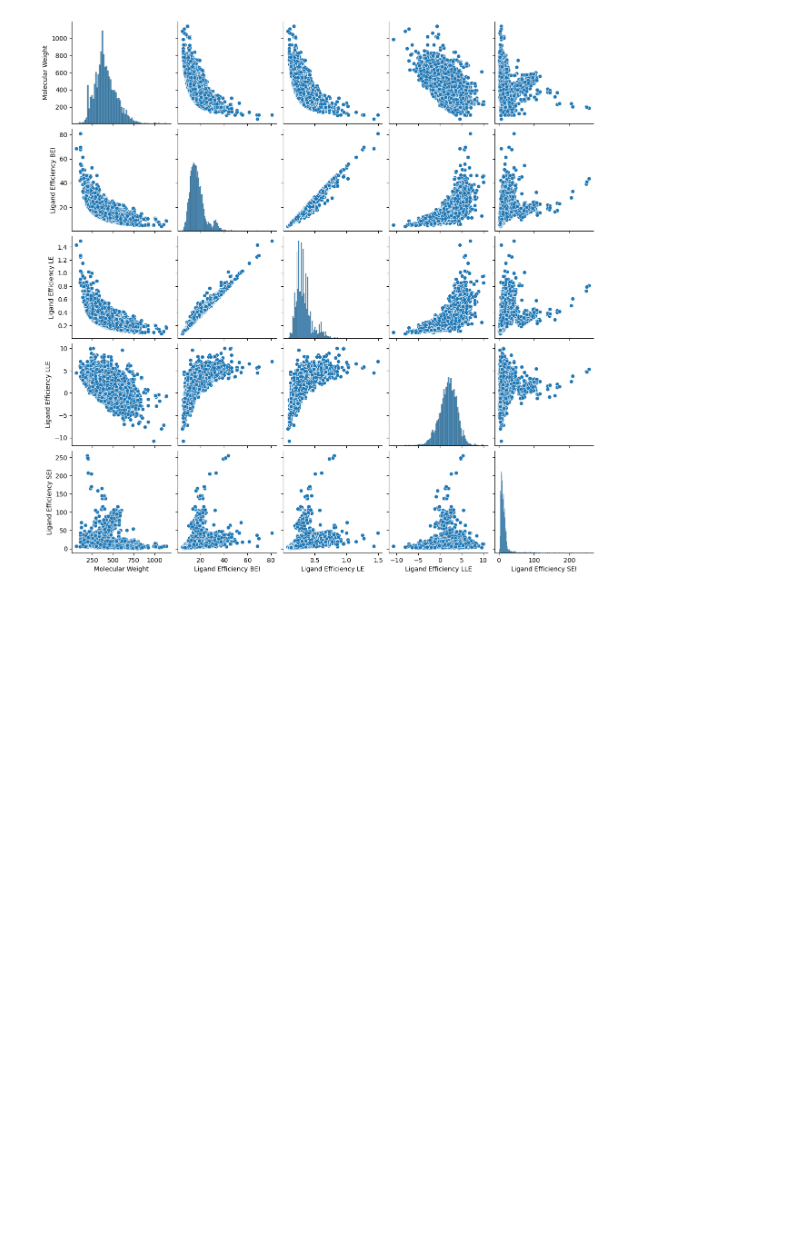
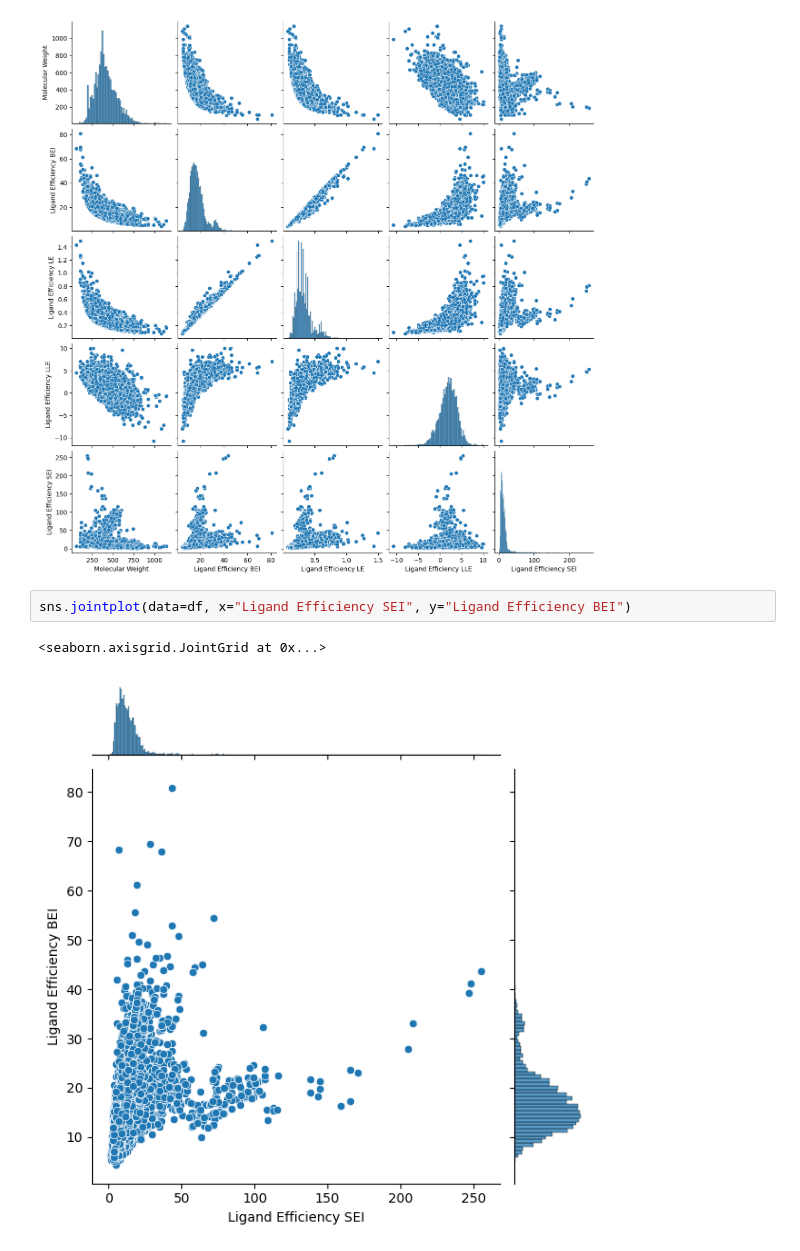
Before and after one commit to briskicedteaa/Scientific-Visualization-for-Computational-Biology, a Jupyter notebook: Relationships_Between_Variables.ipynb, the cells around one changed output. Drawn from its saved outputs; the diff is of its cells as text; blank space fills up the shorter version.

Commit message:
Created a joint plot for columns: Ligand Efficiency SEI and Ligand Efficiency BEI.

```diff
--- a/Relationships_Between_Variables.ipynb
+++ b/Relationships_Between_Variables.ipynb
@@ -29,3 +29,8 @@ sns.pairplot(df)
 # %% [output]
 <seaborn.axisgrid.PairGrid at 0x...>
 [figure]
+# %%
+sns.jointplot(data=df, x="Ligand Efficiency SEI", y="Ligand Efficiency BEI")
+# %% [output]
+<seaborn.axisgrid.JointGrid at 0x...>
+[figure, added]
```
